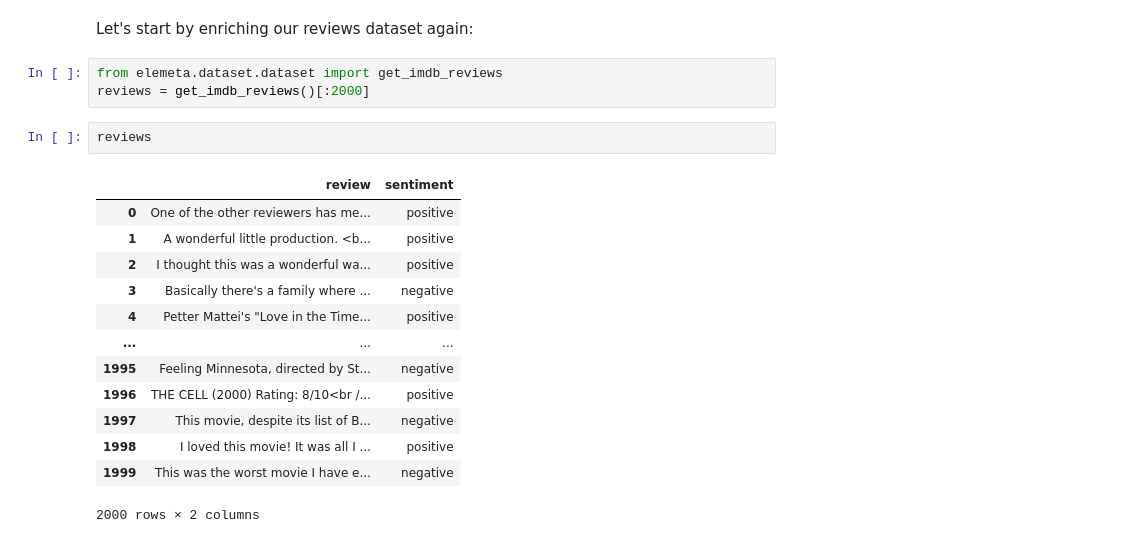
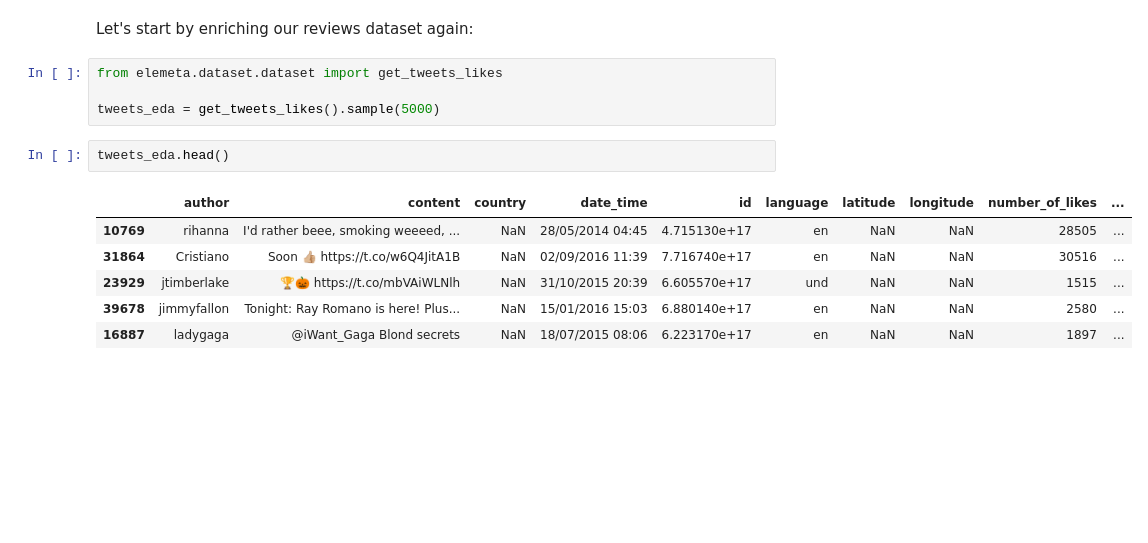
Before and after one commit to superwise-ai/elemeta, a Jupyter notebook: docs/notebooks/EDA.ipynb, the cells around one changed output. Cells and saved outputs as stored; diff of their text form; blank space fills up the shorter version.

```diff
--- a/docs/notebooks/EDA.ipynb
+++ b/docs/notebooks/EDA.ipynb
@@ -12,21 +13,15 @@ This notebook will demonstrate how to use Elemeta for EDA. It will illustrate ho
 # %% [markdown]
 Let's start by enriching our reviews dataset again:
 # %%
-from elemeta.dataset.dataset import get_imdb_reviews
-reviews = get_imdb_reviews()[:2000]
+from elemeta.dataset.dataset import get_tweets_likes
+
+tweets_eda = get_tweets_likes().sample(5000)
 # %%
-reviews
+tweets_eda.head()
 # %% [output]
-|  | review | sentiment |
-| 0 | One of the other reviewers has me... | positive |
-| 1 | A wonderful little production. <b... | positive |
-| 2 | I thought this was a wonderful wa... | positive |
-| 3 | Basically there's a family where ... | negative |
-| 4 | Petter Mattei's "Love in the Time... | positive |
-| ... | ... | ... |
-| 1995 | Feeling Minnesota, directed by St... | negative |
-| 1996 | THE CELL (2000) Rating: 8/10<br /... | positive |
-| 1997 | This movie, despite its list of B... | negative |
-| 1998 | I loved this movie! It was all I ... | positive |
-| 1999 | This was the worst movie I have e... | negative |
+|  | author | content | country | date_time | id | language | latitude | longitude | number_of_likes | ... |
+| 10769 | rihanna | I'd rather beee, smoking weeeed, ... | NaN | 28/05/2014 04:45 | 4.715130e+17 | en | NaN | NaN | 28505 | ... |
+| 31864 | Cristiano | Soon 👍🏼 https://t.co/w6Q4JitA1B | NaN | 02/09/2016 11:39 | 7.716740e+17 | en | NaN | NaN | 30516 | ... |
+| 23929 | jtimberlake | 🏆🎃 https://t.co/mbVAiWLNlh | NaN | 31/10/2015 20:39 | 6.605570e+17 | und | NaN | NaN | 1515 | ... |
+| 39678 | jimmyfallon | Tonight: Ray Romano is here! Plus... | NaN | 15/01/2016 15:03 | 6.880140e+17 | en | NaN | NaN | 2580 | ... |
+| 16887 | ladygaga | @iWant_Gaga Blond secrets | NaN | 18/07/2015 08:06 | 6.223170e+17 | en | NaN | NaN | 1897 | ... |
-2000 rows × 2 columns
```
Also changed, not shown: parts of 16 cells of this notebook, 8 other files.
